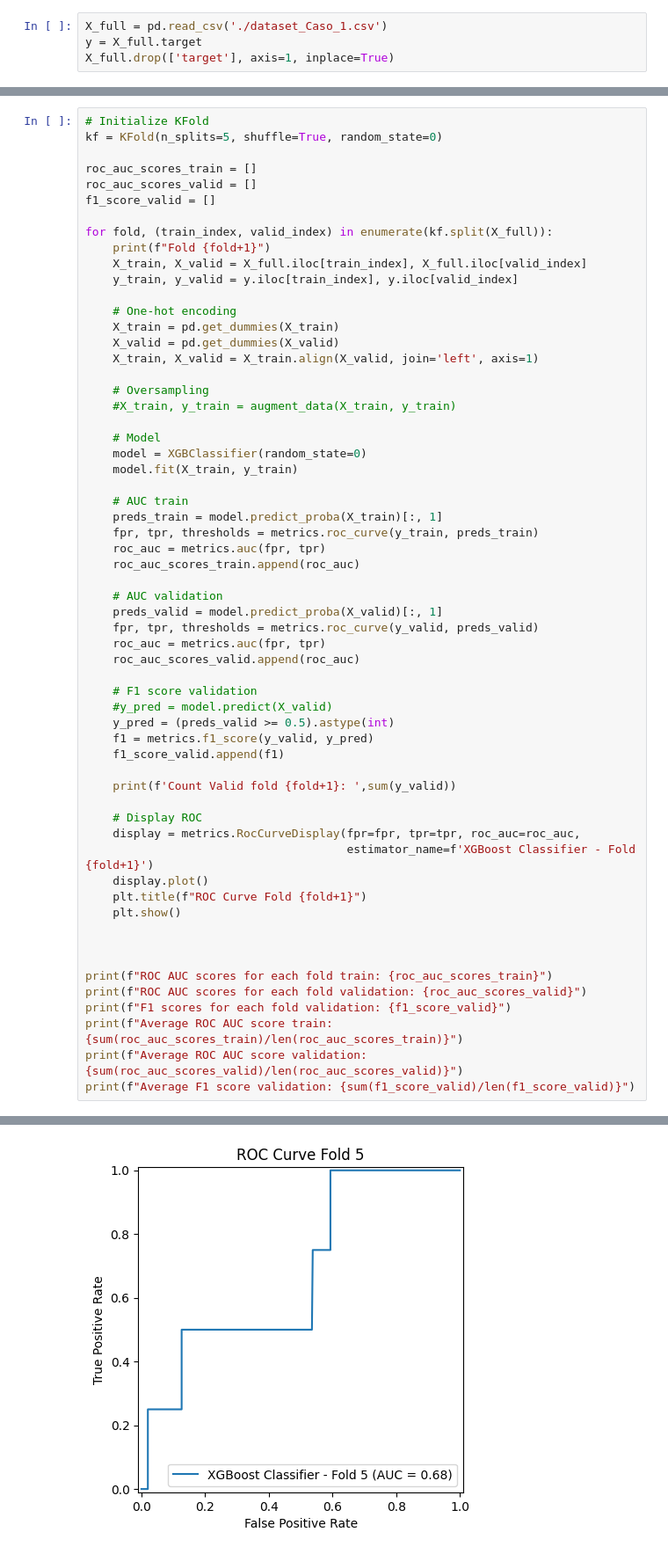
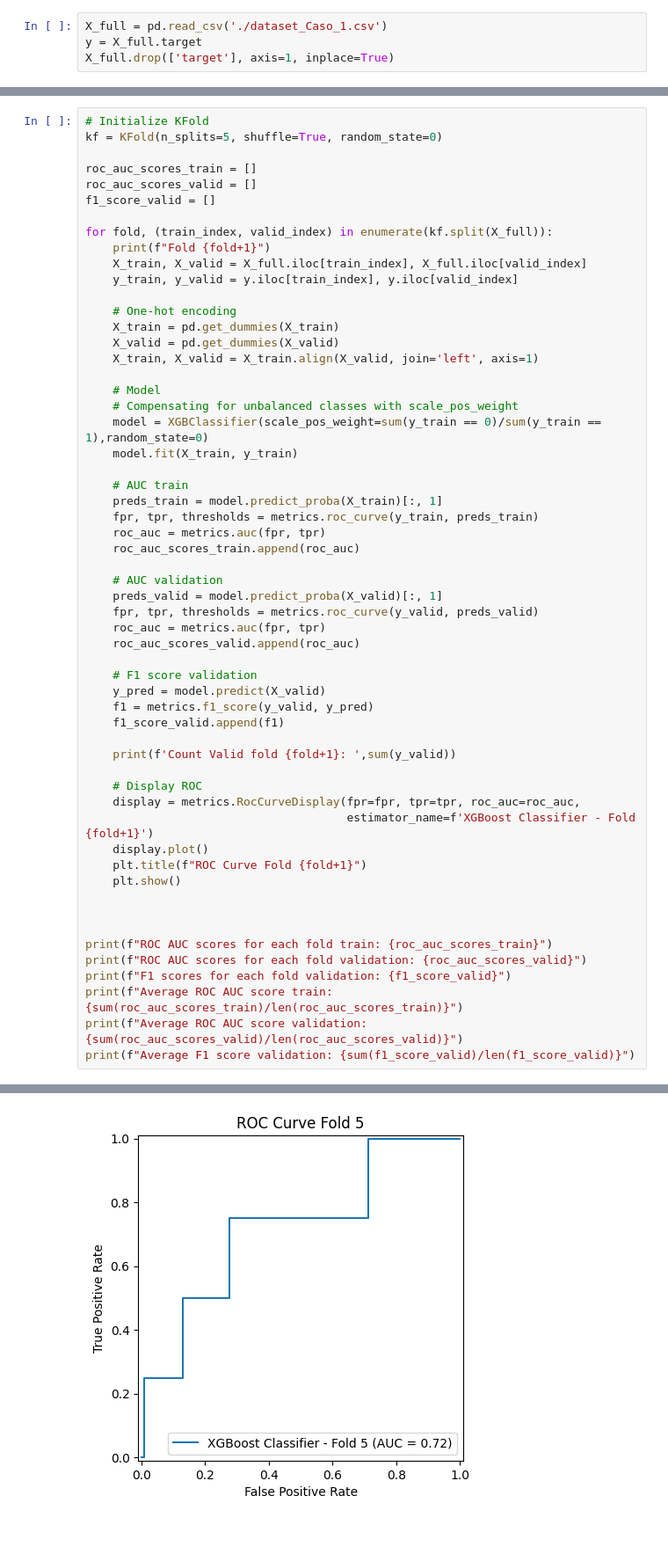
Before and after one commit to diegomunozr/Challenges, a Jupyter notebook: Challenge.ipynb, the cells around one changed output, grey strips where cells are left out. Shown at 88% size. Drawn from its saved outputs; the diff is of its cells as text.

```diff
--- a/Challenge.ipynb
+++ b/Challenge.ipynb
@@ -59,11 +40,9 @@ for fold, (train_index, valid_index) in enumerate(kf.split(X_full)):
     X_valid = pd.get_dummies(X_valid)
     X_train, X_valid = X_train.align(X_valid, join='left', axis=1)
 
-    # Oversampling
-    #X_train, y_train = augment_data(X_train, y_train)
-
     # Model
-    model = XGBClassifier(random_state=0)
+    # Compensating for unbalanced classes with scale_pos_weight
+    model = XGBClassifier(scale_pos_weight=sum(y_train == 0)/sum(y_train == 1),random_state=0)
     model.fit(X_train, y_train)
 
     # AUC train
@@ -79,8 +58,7 @@ for fold, (train_index, valid_index) in enumerate(kf.split(X_full)):
     roc_auc_scores_valid.append(roc_auc)
 
     # F1 score validation
-    #y_pred = model.predict(X_valid)
-    y_pred = (preds_valid >= 0.5).astype(int)
+    y_pred = model.predict(X_valid)
     f1 = metrics.f1_score(y_valid, y_pred)
     f1_score_valid.append(f1)
 
@@ -117,4 +95,4 @@ Count Valid fold 4:  2
 Fold 5
 Count Valid fold 5:  4
-[figure, old version]
+[figure, new version]
 ROC AUC scores for each fold train: [1.0, 1.0, 1.0, 1.0, 1.0]
```
Also changed, not shown: parts of 6 cells of this notebook.
